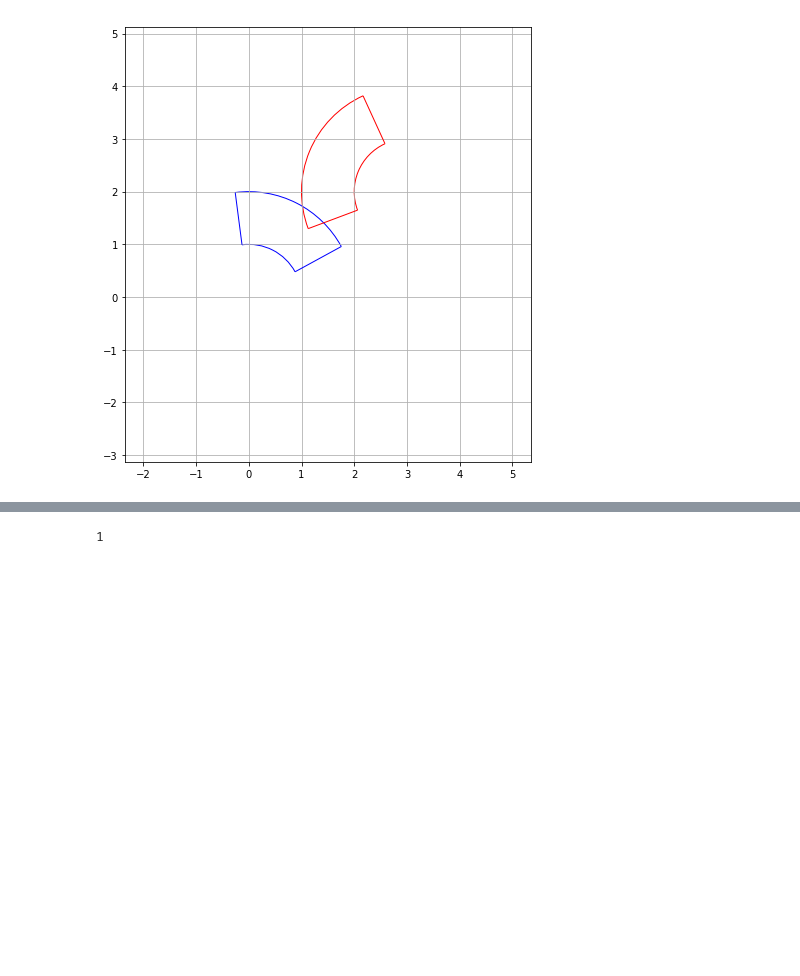
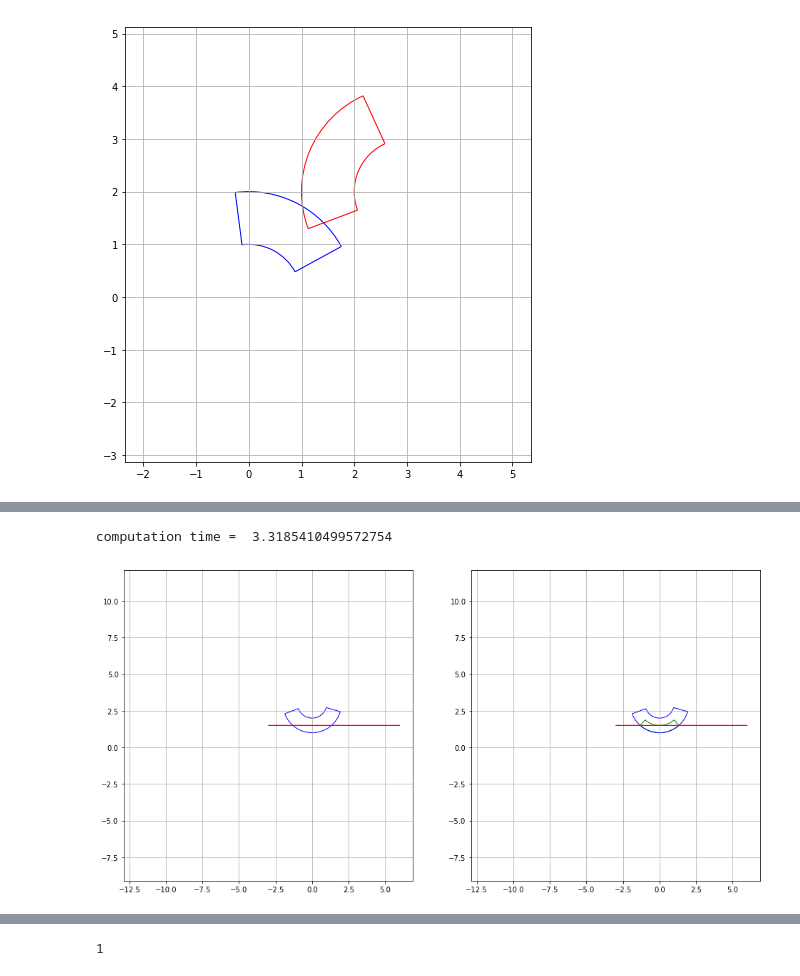
Before and after one commit to KshitijBhat/interval-analysis-method, a Jupyter notebook: fast_algo.ipynb, the cells around one changed output, grey strips where cells are left out. Drawn from its saved outputs; the diff is of its cells as text; code cells hidden in the pictures; blank space fills up the shorter version.

```diff
--- a/fast_algo.ipynb
+++ b/fast_algo.ipynb
@@ -482,3 +415,26 @@ computation time =  3.141238212585449
+# %%
+I2 = Interval(9,0.0+1e-6,1e-6,1e-6,origin=(-3,1.5))
+I1 = Interval(1,2,3.5,6,origin=(0,3))
+t0 = time.time()
+J = I1.fast_analysis(I2)
+t1 = time.time()
+print("computation time = ",t1-t0)
+fig= plt.figure(figsize = (16,8))
+ax = fig.add_subplot(1,2,1)
+I2.draw(ax,'red')
+I1.draw(ax,'blue')
+plt.axis('equal')
+plt.grid()
+ax1 = fig.add_subplot(1,2,2)
+J.draw(ax1,'green')
+I2.draw(ax1,'red')
+I1.draw(ax1,'blue')
+plt.axis('equal')
+plt.grid()
+plt.show()
+# %% [output]
+computation time =  3.3185410499572754
+[figure, added]
 # %%
 I2 = Interval(1,2,2,3.5,origin=(1,0))
 I1 = Interval(1,2,0.5,1.7,origin=(0,0))
```
Also changed, not shown: parts of 22 cells of this notebook, 1 other file.
